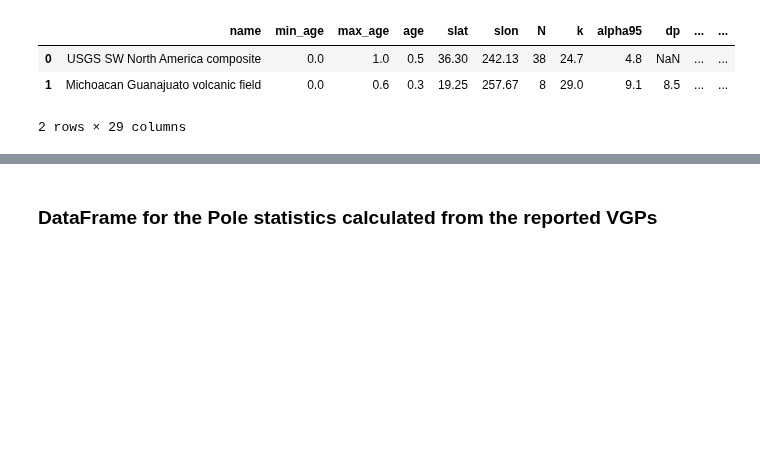
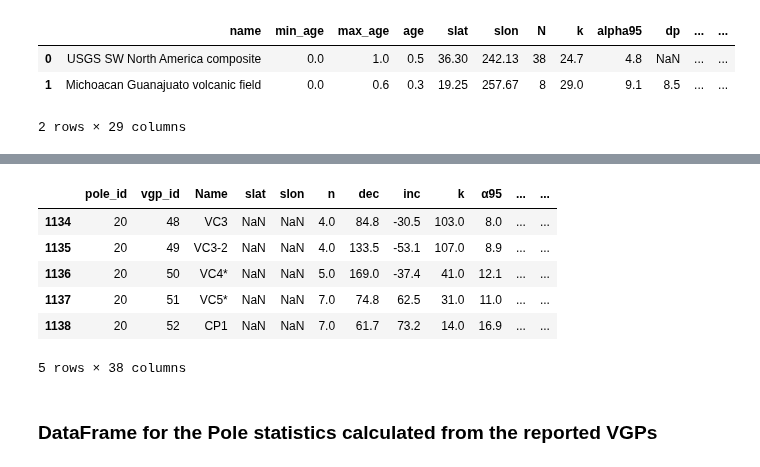
Before and after one commit to bramvaes/Young_CEED_2.0, a Jupyter notebook: Data_read.ipynb, the cells around one changed output, grey strips where cells are left out. Saved outputs shown, nothing was run; the diff lists cells and outputs as text; code cells hidden in the pictures; blank space fills up the shorter version.

```diff
--- a/Data_read.ipynb
+++ b/Data_read.ipynb
@@ -97,3 +92,13 @@ df = pd.concat(dfs, ignore_index=True)
+# %%
+df_vgps.tail()
+# %% [output]
+|  | pole_id | vgp_id | Name | slat | slon | n | dec | inc | k | α95 | ... | ... |
+| 1134 | 20 | 48 | VC3 | NaN | NaN | 4.0 | 84.8 | -30.5 | 103.0 | 8.0 | ... | ... |
+| 1135 | 20 | 49 | VC3-2 | NaN | NaN | 4.0 | 133.5 | -53.1 | 107.0 | 8.9 | ... | ... |
+| 1136 | 20 | 50 | VC4* | NaN | NaN | 5.0 | 169.0 | -37.4 | 41.0 | 12.1 | ... | ... |
+| 1137 | 20 | 51 | VC5* | NaN | NaN | 7.0 | 74.8 | 62.5 | 31.0 | 11.0 | ... | ... |
+| 1138 | 20 | 52 | CP1 | NaN | NaN | 7.0 | 61.7 | 73.2 | 14.0 | 16.9 | ... | ... |
+5 rows × 38 columns
 # %% [markdown]
 ### DataFrame for the Pole statistics calculated from the reported VGPs
 # %%
```
Also changed, not shown: parts of 9 cells of this notebook, 1 other file.
